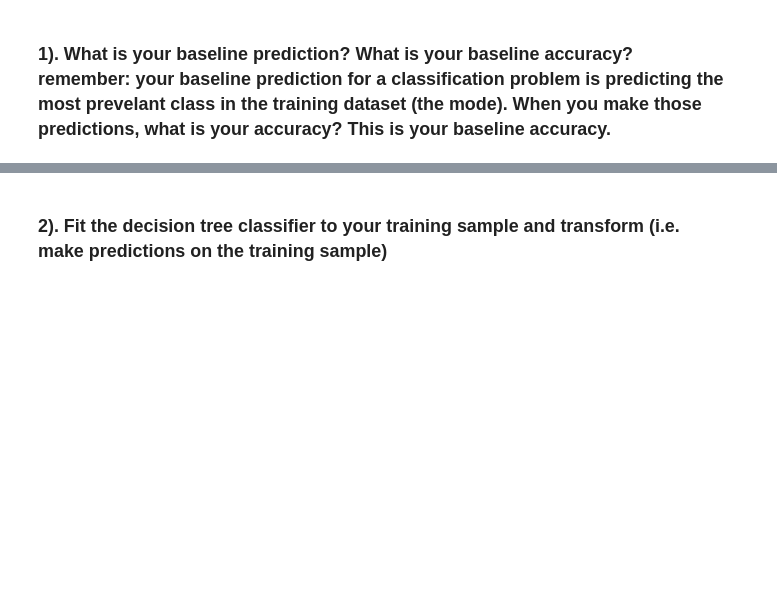
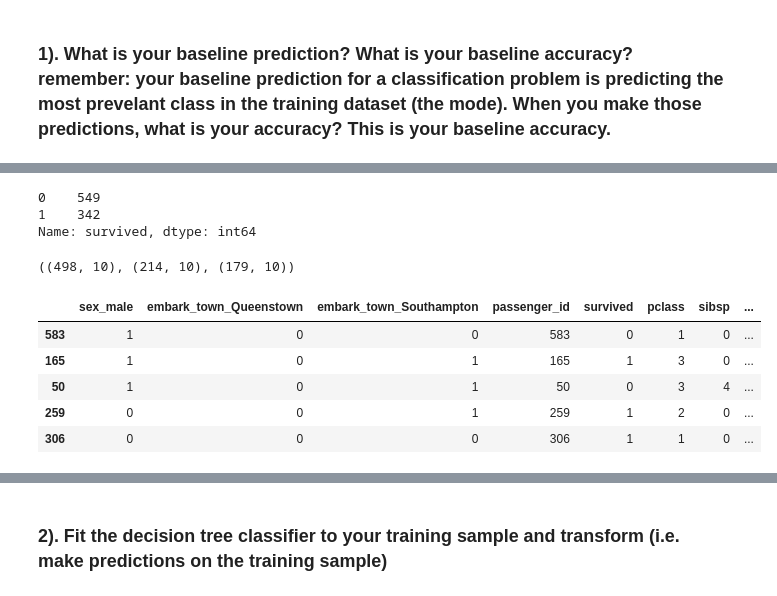
Before and after one commit to stephenkipkurui/regression-exercises, a Jupyter notebook: model.ipynb, the cells around one changed output, grey strips where cells are left out. Cells and saved outputs as stored; diff of their text form; code cells hidden in the pictures; blank space fills up the shorter version.

```diff
--- a/model.ipynb
+++ b/model.ipynb
@@ -53,2 +51,45 @@ Name: pass_class, dtype: int64
-# %%
-train , test = train_test_split(titanic)
+# %%
+# Baseline on polulation data
+
+titanic.survived.value_counts()
+# %% [output]
+0    549
+1    342
+Name: survived, dtype: int64
+# %%
+# Prepare titanic dataset
+
+titanic = prepare.prep_titanic(titanic)
+# %%
+# Split data
+
+def train_validate_test_split(titanic, target, seed=123):
+    '''
+    This function takes in a dataframe, the name of the target variable
+    (for stratification purposes), and an integer for a setting a seed
+    and splits the data into train, validate and test.
+    Test is 20% of the original dataset, validate is .30*.80= 24% of the
+    original dataset, and train is .70*.80= 56% of the original dataset.
+    The function returns, in this order, train, validate and test dataframes.
+    '''
+    train_validate, test = train_test_split(titanic, test_size=0.2,
+                                            random_state=seed,
+                                            stratify=titanic[target])
+    train, validate = train_test_split(train_validate, test_size=0.3,
+                                       random_state=seed,
+                                       stratify=train_validate[target])
+    return train, validate, test
+# %%
+train, validate, test = train_validate_test_split(titanic, target = 'survived')
+train.shape, validate.shape, test.shape
+# %% [output]
+((498, 10), (214, 10), (179, 10))
+# %%
+train.head()
+# %% [output]
+|  | sex_male | embark_town_Queenstown | embark_town_Southampton | passenger_id | survived | pclass | sibsp | ... |
+| 583 | 1 | 0 | 0 | 583 | 0 | 1 | 0 | ... |
+| 165 | 1 | 0 | 1 | 165 | 1 | 3 | 0 | ... |
+| 50 | 1 | 0 | 1 | 50 | 0 | 3 | 4 | ... |
+| 259 | 0 | 0 | 1 | 259 | 1 | 2 | 0 | ... |
+| 306 | 0 | 0 | 0 | 306 | 1 | 1 | 0 | ... |
```
Also changed, not shown: parts of 43 cells of this notebook.
